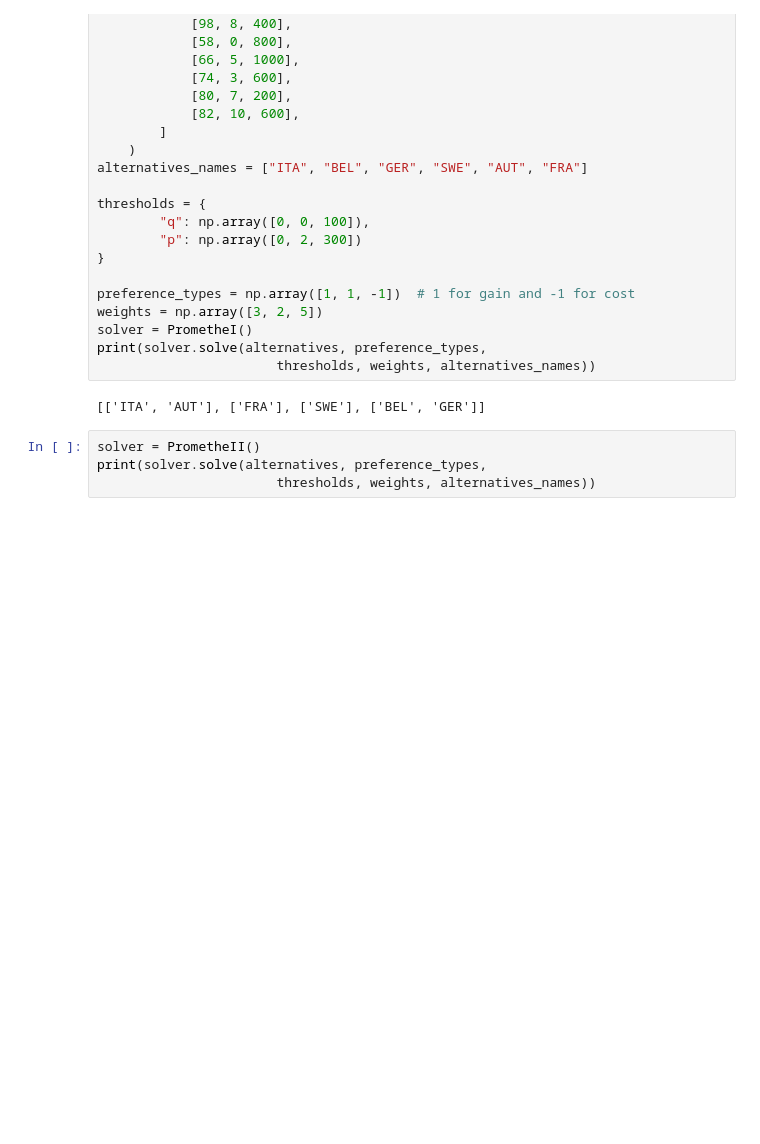
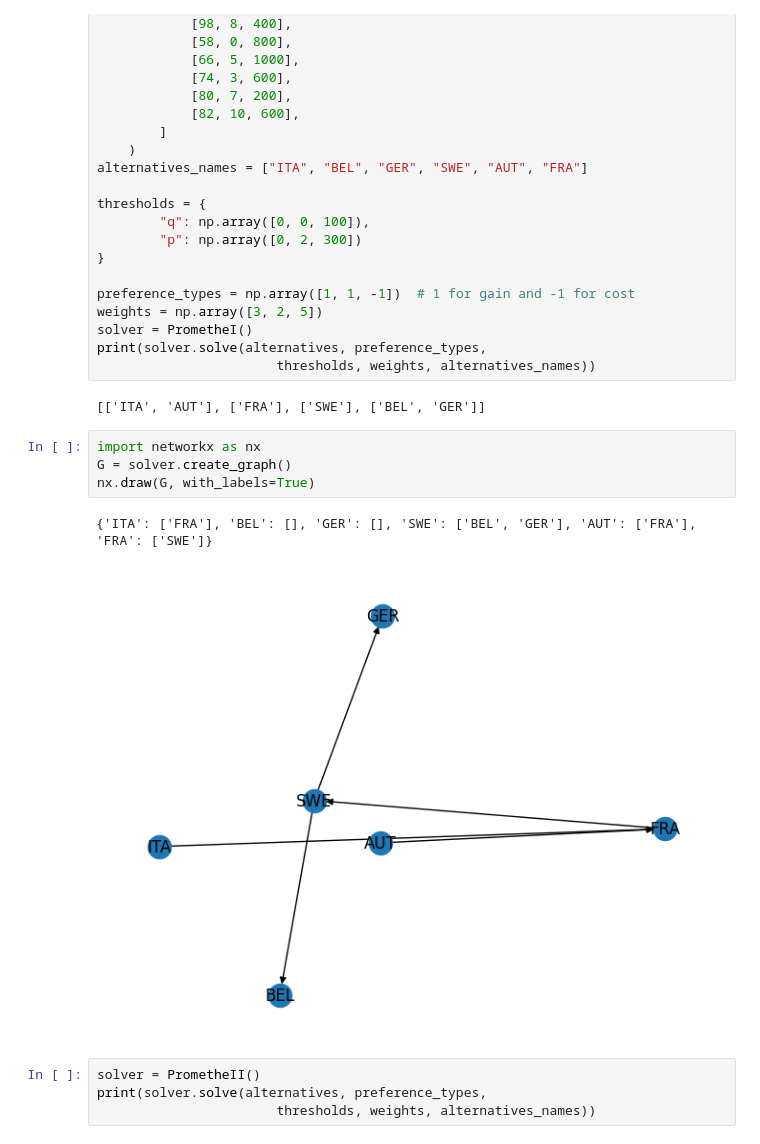
Before and after one commit to SebChw/elethee, a Jupyter notebook: experiments.ipynb, the cells around one changed output. Cells and saved outputs as stored; diff of their text form; blank space fills up the shorter version.

Commit message:
add nx graphs

```diff
--- a/experiments.ipynb
+++ b/experiments.ipynb
@@ -28,6 +28,13 @@ print(solver.solve(alternatives, preference_types,
                        thresholds, weights, alternatives_names))
 # %% [output]
 [['ITA', 'AUT'], ['FRA'], ['SWE'], ['BEL', 'GER']]
+# %%
+import networkx as nx
+G = solver.create_graph()
+nx.draw(G, with_labels=True)
+# %% [output]
+{'ITA': ['FRA'], 'BEL': [], 'GER': [], 'SWE': ['BEL', 'GER'], 'AUT': ['FRA'], 'FRA': ['SWE']}
+[figure, added]
 # %%
 solver = PrometheII()
 print(solver.solve(alternatives, preference_types,
```
Also changed, not shown: parts of 3 cells of this notebook, 1 other file.
